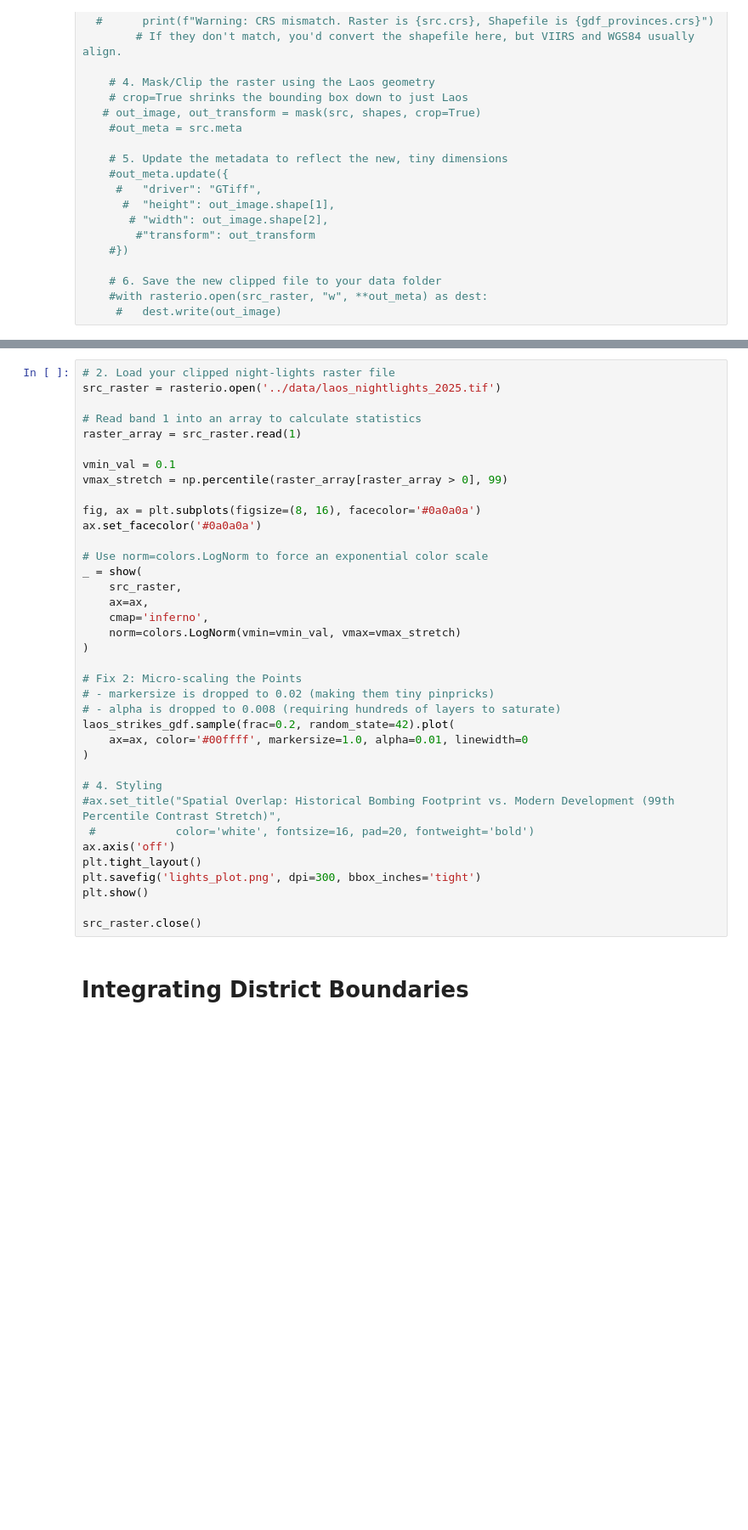
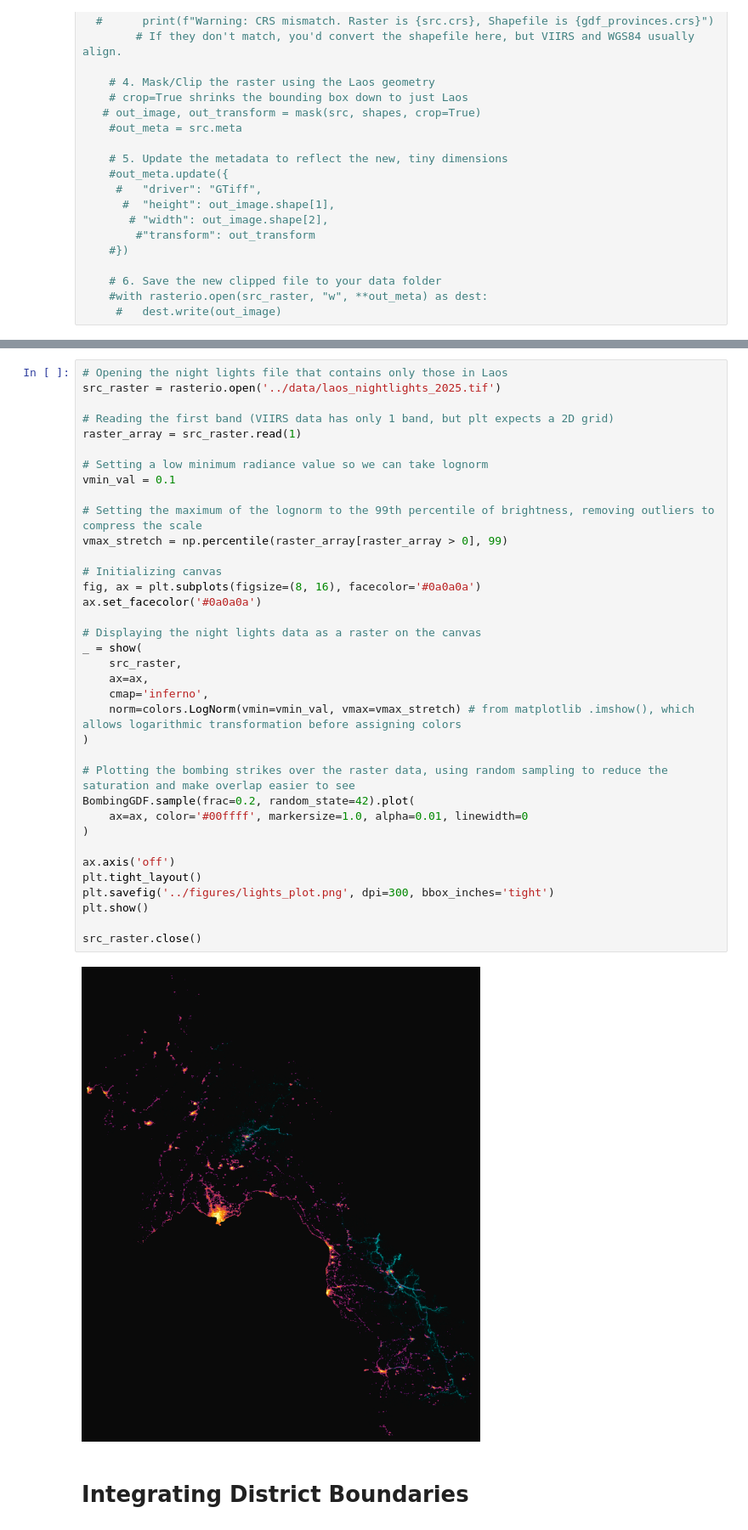
Before and after one commit to SMUREU/data-storytelling-brandon, a Jupyter notebook: notebooks/DataStorytelling.ipynb, the cells around one changed output, grey strips where cells are left out. Shown at 85% size. Saved outputs shown, nothing was run; the diff lists cells and outputs as text; blank space fills up the shorter version.

```diff
--- a/notebooks/DataStorytelling.ipynb
+++ b/notebooks/DataStorytelling.ipynb
@@ -308,40 +273,41 @@ Plotting the lights data
 # %%
-# 2. Load your clipped night-lights raster file
+# Opening the night lights file that contains only those in Laos
 src_raster = rasterio.open('../data/laos_nightlights_2025.tif')
 
-# Read band 1 into an array to calculate statistics
+# Reading the first band (VIIRS data has only 1 band, but plt expects a 2D grid)
 raster_array = src_raster.read(1)
 
+# Setting a low minimum radiance value so we can take lognorm
 vmin_val = 0.1
+
+# Setting the maximum of the lognorm to the 99th percentile of brightness, removing outliers to compress the scale
 vmax_stretch = np.percentile(raster_array[raster_array > 0], 99)
 
+# Initializing canvas
 fig, ax = plt.subplots(figsize=(8, 16), facecolor='#0a0a0a')
 ax.set_facecolor('#0a0a0a')
 
-# Use norm=colors.LogNorm to force an exponential color scale
+# Displaying the night lights data as a raster on the canvas
 _ = show(
     src_raster,
     ax=ax,
     cmap='inferno',
-    norm=colors.LogNorm(vmin=vmin_val, vmax=vmax_stretch)
+    norm=colors.LogNorm(vmin=vmin_val, vmax=vmax_stretch) # from matplotlib .imshow(), which allows logarithmic transformation before assigning colors
 )
 
-# Fix 2: Micro-scaling the Points
-# - markersize is dropped to 0.02 (making them tiny pinpricks)
-# - alpha is dropped to 0.008 (requiring hundreds of layers to saturate)
-laos_strikes_gdf.sample(frac=0.2, random_state=42).plot(
+# Plotting the bombing strikes over the raster data, using random sampling to reduce the saturation and make overlap easier to see
+BombingGDF.sample(frac=0.2, random_state=42).plot(
     ax=ax, color='#00ffff', markersize=1.0, alpha=0.01, linewidth=0
 )
 
-# 4. Styling
-#ax.set_title("Spatial Overlap: Historical Bombing Footprint vs. Modern Development (99th Percentile Contrast Stretch)",
- #            color='white', fontsize=16, pad=20, fontweight='bold')
 ax.axis('off')
 plt.tight_layout()
-plt.savefig('lights_plot.png', dpi=300, bbox_inches='tight')
+plt.savefig('../figures/lights_plot.png', dpi=300, bbox_inches='tight')
 plt.show()
 
 src_raster.close()
+# %% [output]
+[figure, added]
 # %% [markdown]
 # Integrating District Boundaries
 # %%
```
Also changed, not shown: parts of 11 cells of this notebook, 3 other files.
